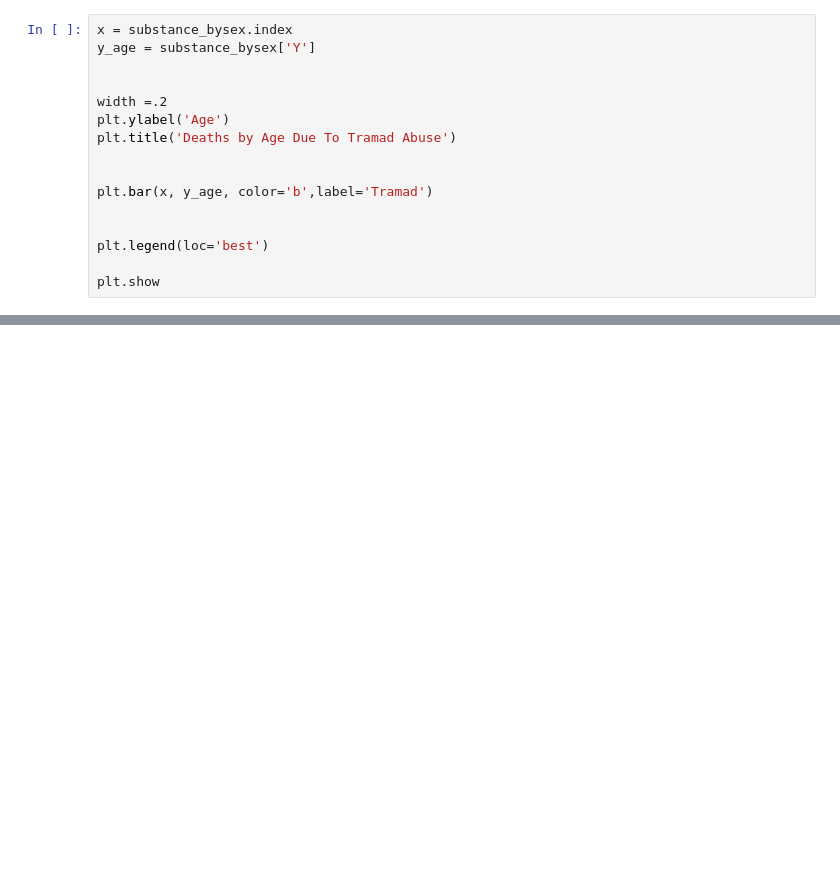
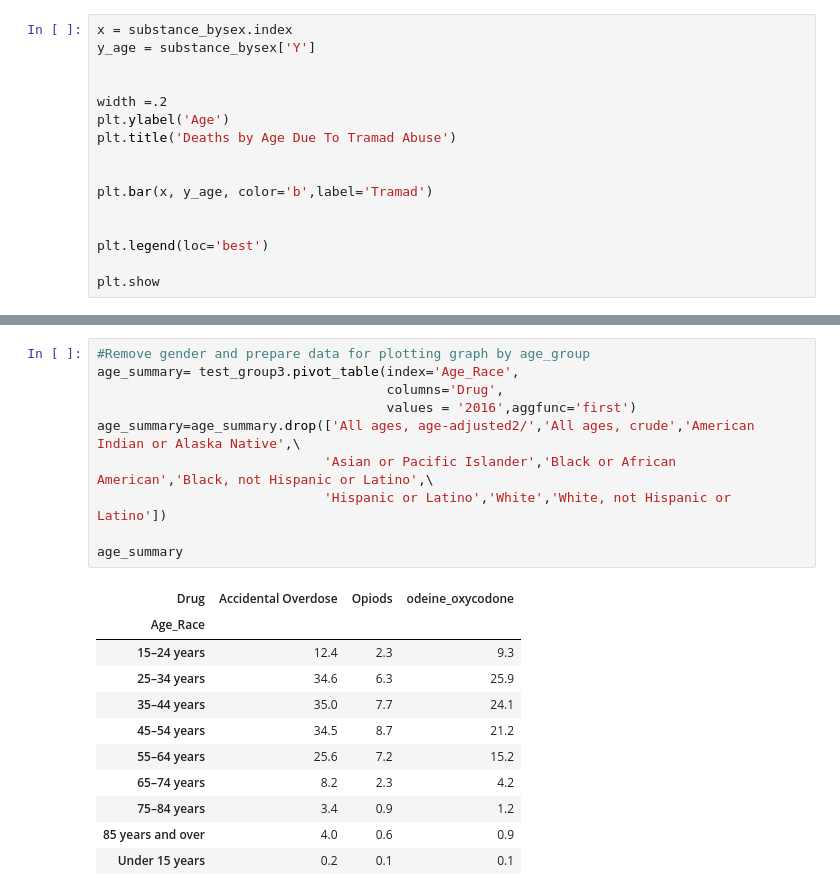
Before and after one commit to sarathus/Team5, a Jupyter notebook: pseudo_code.ipynb, the cells around one changed output, grey strips where cells are left out. Drawn from its saved outputs; the diff is of its cells as text; blank space fills up the shorter version.

```diff
--- a/pseudo_code.ipynb
+++ b/pseudo_code.ipynb
@@ -196,0 +242,22 @@ plt.show
+# %%
+#Remove gender and prepare data for plotting graph by age_group
+age_summary= test_group3.pivot_table(index='Age_Race',
+                                     columns='Drug',
+                                     values = '2016',aggfunc='first')
+age_summary=age_summary.drop(['All ages, age-adjusted2/','All ages, crude','American Indian or Alaska Native',\
+                             'Asian or Pacific Islander','Black or African American','Black, not Hispanic or Latino',\
+                             'Hispanic or Latino','White','White, not Hispanic or Latino'])
+
+age_summary
+# %% [output]
+| Drug | Accidental Overdose | Opiods | odeine_oxycodone |
+| Age_Race |  |  |  |
+| 15–24 years | 12.4 | 2.3 | 9.3 |
+| 25–34 years | 34.6 | 6.3 | 25.9 |
+| 35–44 years | 35.0 | 7.7 | 24.1 |
+| 45–54 years | 34.5 | 8.7 | 21.2 |
+| 55–64 years | 25.6 | 7.2 | 15.2 |
+| 65–74 years | 8.2 | 2.3 | 4.2 |
+| 75–84 years | 3.4 | 0.9 | 1.2 |
+| 85 years and over | 4.0 | 0.6 | 0.9 |
+| Under 15 years | 0.2 | 0.1 | 0.1 |
```
Also changed, not shown: parts of 7 cells of this notebook.
